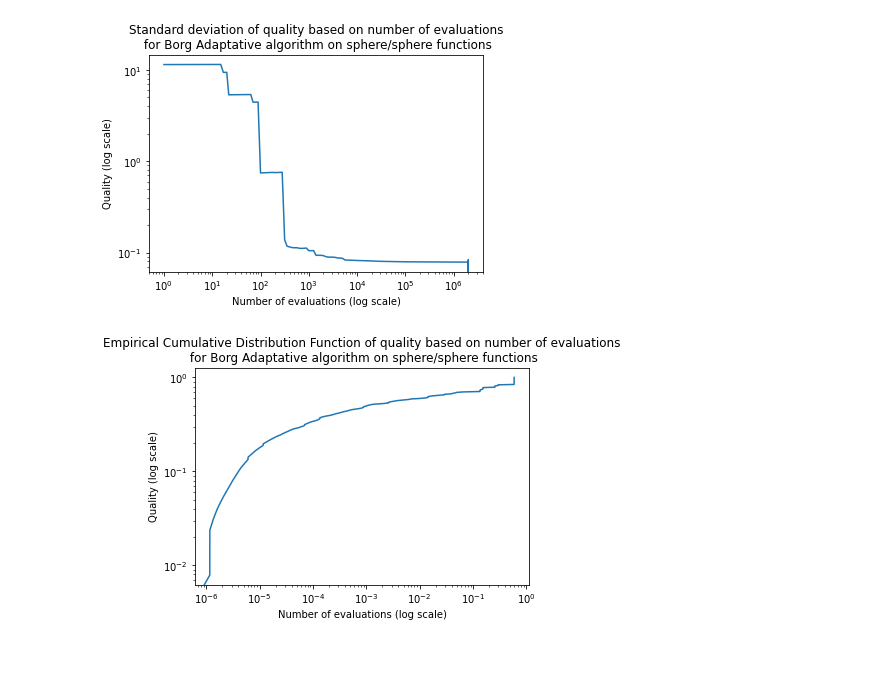
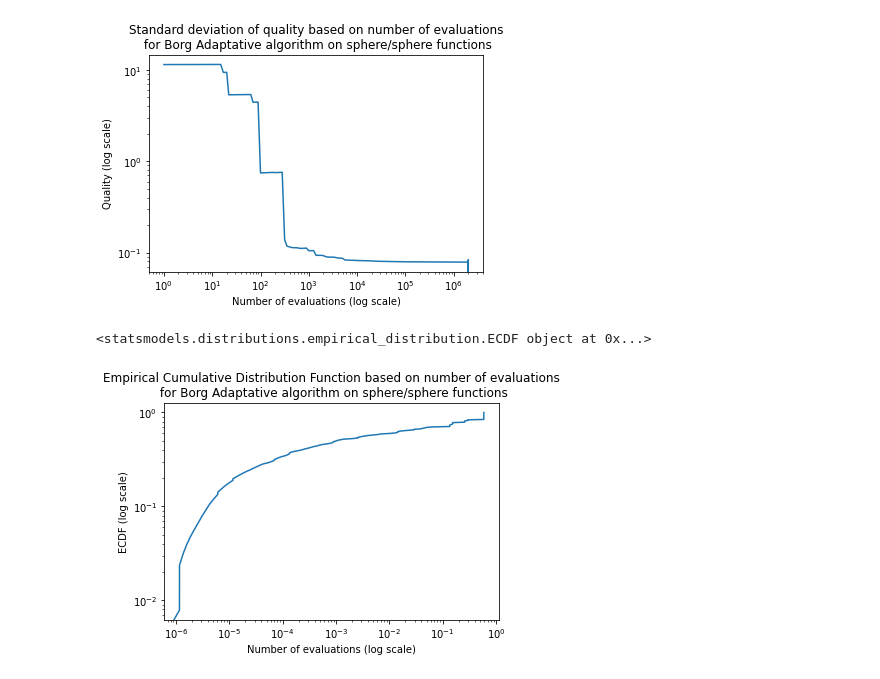
Before and after one commit to keiz44l/initiation_recherche, a Jupyter notebook: borg_f01.ipynb, the cells around one changed output. Drawn from its saved outputs; the diff is of its cells as text; code cells hidden in the pictures.

```diff
--- a/borg_f01.ipynb
+++ b/borg_f01.ipynb
@@ -98,15 +107,18 @@ plt.show()
 # ECDF
 sample = np.hstack(instances)
 ecdf = ECDF(sample[:, 1])
+print(ecdf)
+# %% [output]
+<statsmodels.distributions.empirical_distribution.ECDF object at 0x...>
 # %%
 # Plot the ECDF
 fig, ax = plt.subplots()
-ax.set_title("Empirical Cumulative Distribution Function of quality based on number of evaluations\n for Borg Adaptative algorithm on sphere/sphere functions")
+ax.set_title("Empirical Cumulative Distribution Function based on number of evaluations\n for Borg Adaptative algorithm on sphere/sphere functions")
 ax.set_xlabel("Number of evaluations (log scale)")
-ax.set_ylabel("Quality (log scale)")
+ax.set_ylabel("ECDF (log scale)")
 ax.set_xscale("log")
 ax.set_yscale("log")
 ax.plot(ecdf.x, ecdf.y, label="ECDF")
 plt.show()
 # %% [output]
-[figure, old version]
+[figure, new version]
```
Also changed, not shown: parts of 2 cells of this notebook, 3 other files.
